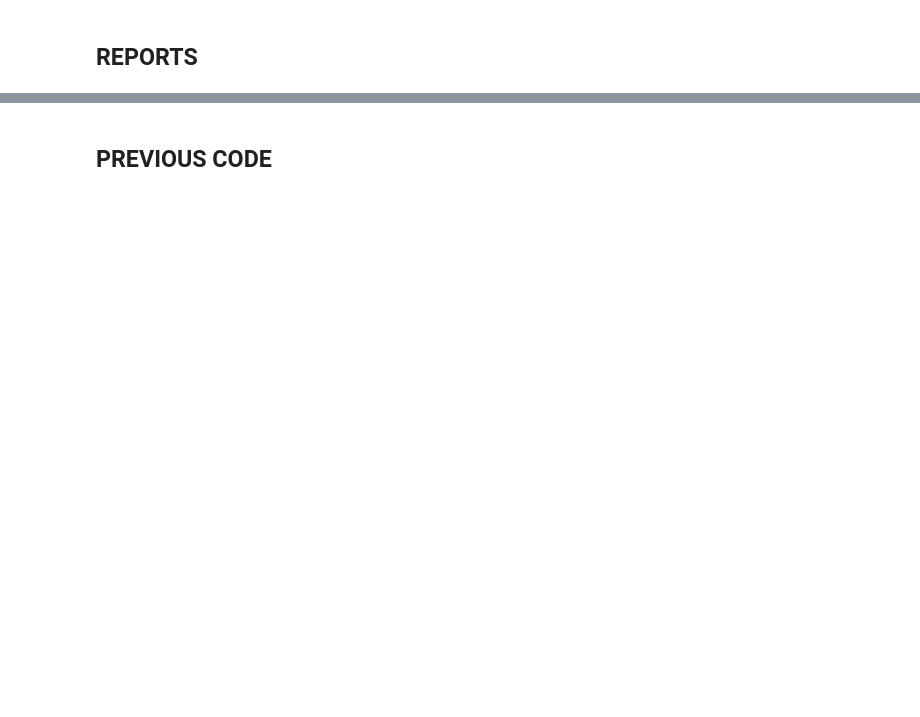
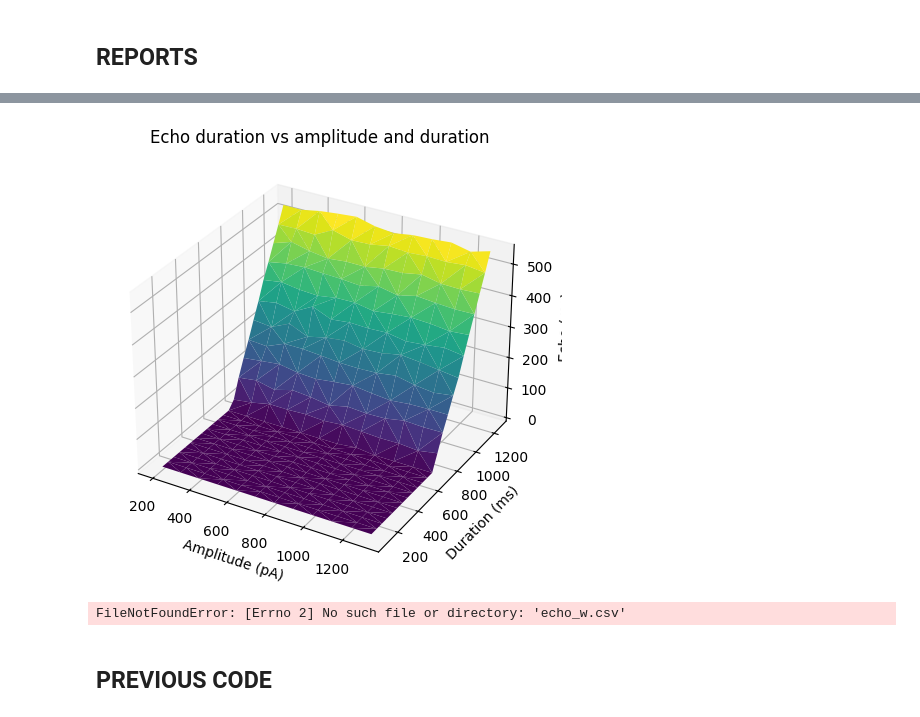
Before and after one commit to Leon-Parepko/Drosophila-Larvae-Simulation, a Jupyter notebook: Adema/nest.ipynb, the cells around one changed output, grey strips where cells are left out. Cells and saved outputs as stored; diff of their text form; code cells hidden in the pictures; blank space fills up the shorter version.

Commit message:
experiments: sin + echo/amp/duration dependency

```diff
--- a/Adema/nest.ipynb
+++ b/Adema/nest.ipynb
@@ -322,3 +584,31 @@ def save_activity_by_depth(X, G: nx.DiGraph, node_index, fname: str = "activity_
+# %%
+import matplotlib.pyplot as plt
+
+df = pd.read_csv('echo_amp_dur.csv')
+fig = plt.figure()
+ax = fig.add_subplot(111, projection='3d')
+ax.plot_trisurf(df['amp_pA'], df['dur_ms'], df['echo_ms'],
+                cmap='viridis', linewidth=0.2)
+ax.set_xlabel('Amplitude (pA)')
+ax.set_ylabel('Duration (ms)')
+ax.set_zlabel('Echo (ms)')
+plt.title('Echo duration vs amplitude and duration')
+plt.tight_layout()
+plt.show()
+# %% [output]
+[figure, added]
+# %%
+df_w = pd.read_csv('echo_vs_w.csv')
+plt.figure()
+plt.plot(df_w['BASE_W'], df_w['echo_ms'], marker='o')
+plt.xlabel('BASE_W')
+plt.ylabel('Echo duration (ms)')
+plt.title('Echo vs BASE_W')
+plt.grid(True)
+plt.tight_layout()
+plt.show()
+# %% [output]
+FileNotFoundError: [Errno 2] No such file or directory: 'echo_w.csv'
 # %% [markdown]
 ## PREVIOUS CODE
 # %%
```
Also changed, not shown: parts of 41 cells of this notebook.
